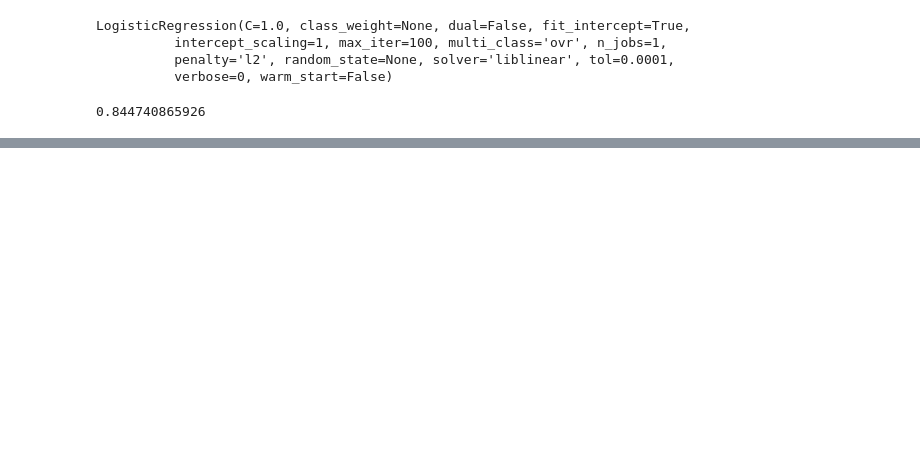
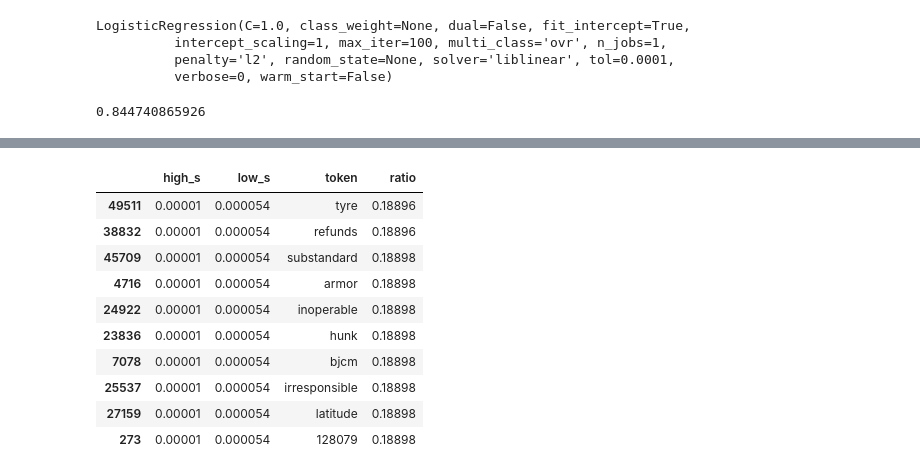
Before and after one commit to yanfei-wu/Product-Sentiment, a Jupyter notebook: Product Sentiment Project.ipynb, the cells around one changed output, grey strips where cells are left out. Cells and saved outputs as stored; diff of their text form; code cells hidden in the pictures; blank space fills up the shorter version.

```diff
--- a/Product Sentiment Project.ipynb
+++ b/Product Sentiment Project.ipynb
@@ -212,0 +323,3 @@ array([[41647,   137],
+# %%
+tokens = pd.DataFrame({'token': X_train_token, 'low_s': ls_token_count, 'high_s': hs_token_count})
+tokens.head()
@@ -212,0 +346,3 @@ array([[41647,   137],
+# %%
+tokens.low_s = (tokens.low_s + 1)/nb.class_count_[0]
+tokens.high_s = (tokens.high_s +1)/nb.class_count_[1]
@@ -212,0 +358,2 @@ array([[41647,   137],
+# %%
+tokens['ratio'] = tokens.high_s/tokens.low_s
@@ -212,0 +369,16 @@ array([[41647,   137],
+# %%
+tokens.sort_values('ratio', ascending = True, inplace = True)
+# %%
+tokens.head(10)
+# %% [output]
+|  | high_s | low_s | token | ratio |
+| 49511 | 0.00001 | 0.000054 | tyre | 0.18896 |
+| 38832 | 0.00001 | 0.000054 | refunds | 0.18896 |
+| 45709 | 0.00001 | 0.000054 | substandard | 0.18898 |
+| 4716 | 0.00001 | 0.000054 | armor | 0.18898 |
+| 24922 | 0.00001 | 0.000054 | inoperable | 0.18898 |
+| 23836 | 0.00001 | 0.000054 | hunk | 0.18898 |
+| 7078 | 0.00001 | 0.000054 | bjcm | 0.18898 |
+| 25537 | 0.00001 | 0.000054 | irresponsible | 0.18898 |
+| 27159 | 0.00001 | 0.000054 | latitude | 0.18898 |
+| 273 | 0.00001 | 0.000054 | 128079 | 0.18898 |
```
Also changed, not shown: parts of 57 cells of this notebook.
